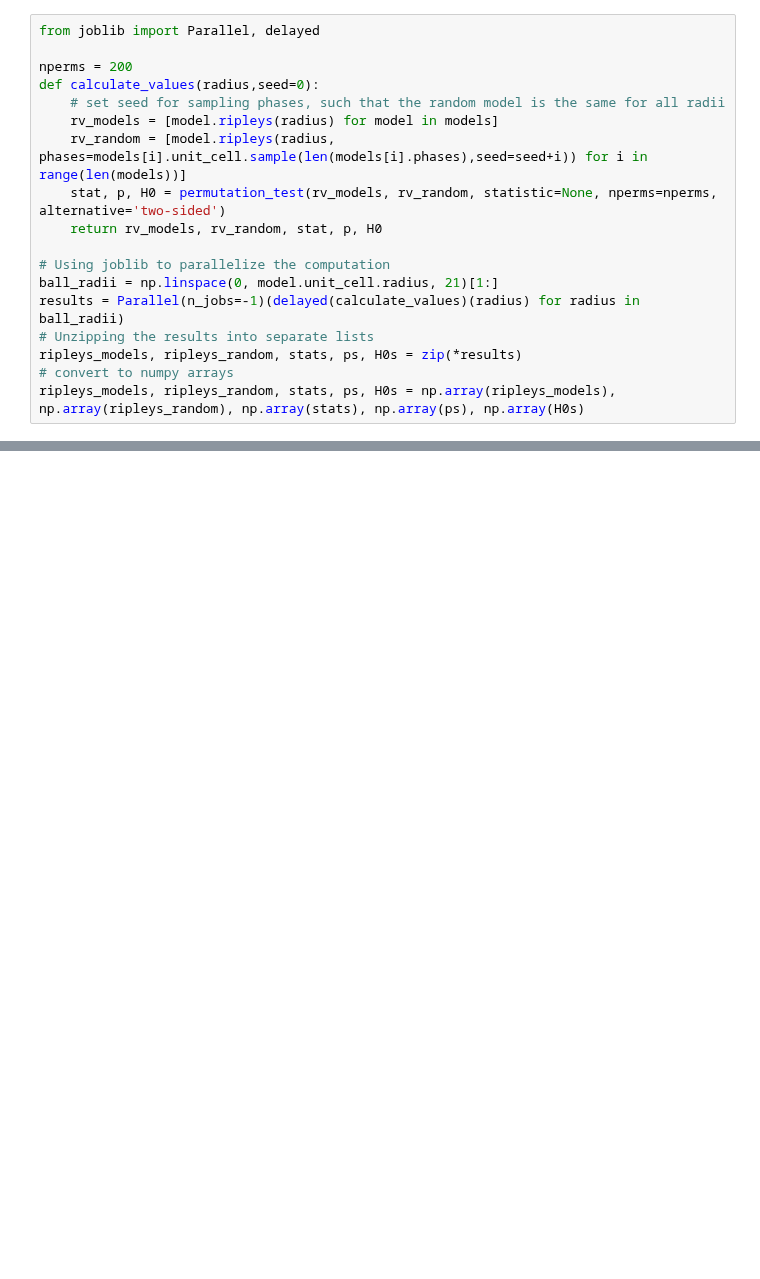
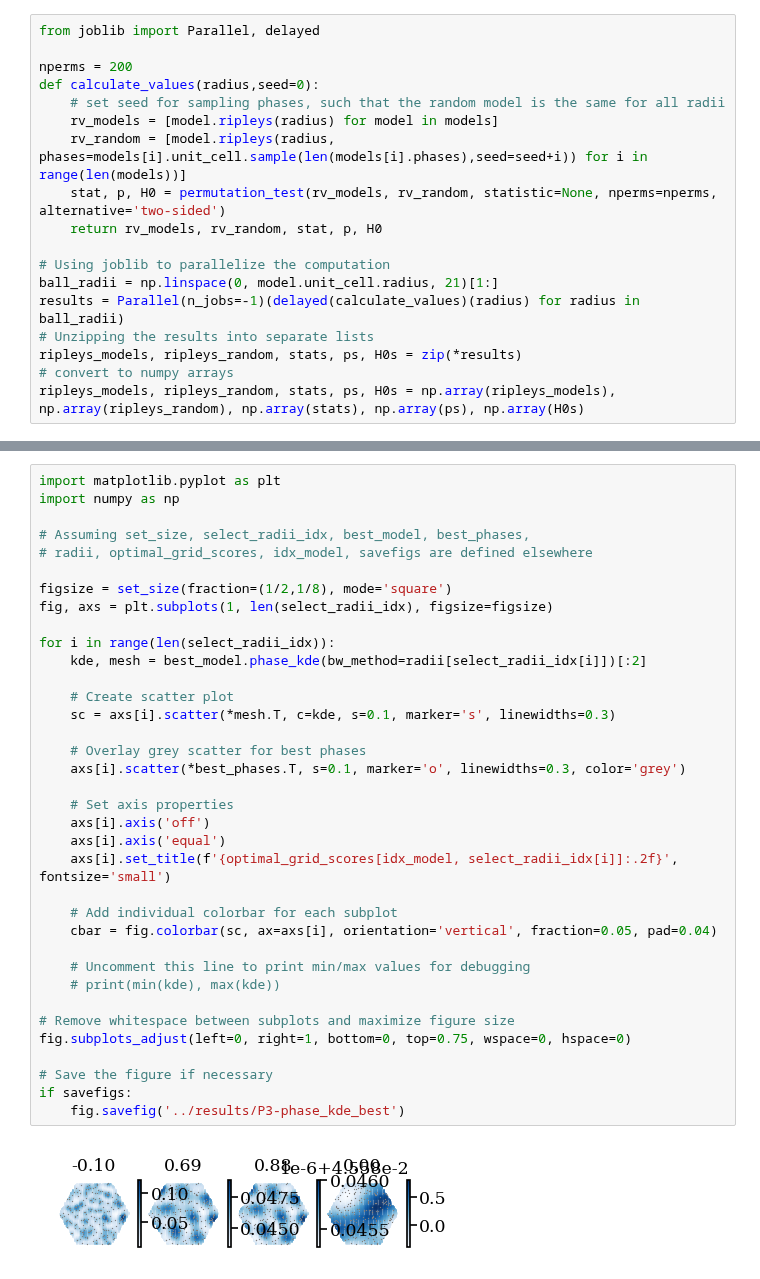
Before and after one commit to bioAI-Oslo/CI-grid-cells, a Jupyter notebook: figure-generating-notebooks/optimal-phase-distributions-lower.ipynb, the cells around one changed output, grey strips where cells are left out. Drawn from its saved outputs; the diff is of its cells as text; blank space fills up the shorter version.

```diff
--- a/figure-generating-notebooks/optimal-phase-distributions-lower.ipynb
+++ b/figure-generating-notebooks/optimal-phase-distributions-lower.ipynb
@@ -306,3 +283,41 @@ if savefigs:
+# %%
+import matplotlib.pyplot as plt
+import numpy as np
+
+# Assuming set_size, select_radii_idx, best_model, best_phases,
+# radii, optimal_grid_scores, idx_model, savefigs are defined elsewhere
+
+figsize = set_size(fraction=(1/2,1/8), mode='square')
+fig, axs = plt.subplots(1, len(select_radii_idx), figsize=figsize)
+
+for i in range(len(select_radii_idx)):
+    kde, mesh = best_model.phase_kde(bw_method=radii[select_radii_idx[i]])[:2]
+
+    # Create scatter plot
+    sc = axs[i].scatter(*mesh.T, c=kde, s=0.1, marker='s', linewidths=0.3)
+
+    # Overlay grey scatter for best phases
+    axs[i].scatter(*best_phases.T, s=0.1, marker='o', linewidths=0.3, color='grey')
+
+    # Set axis properties
+    axs[i].axis('off')
+    axs[i].axis('equal')
+    axs[i].set_title(f'{optimal_grid_scores[idx_model, select_radii_idx[i]]:.2f}', fontsize='small')
+
+    # Add individual colorbar for each subplot
+    cbar = fig.colorbar(sc, ax=axs[i], orientation='vertical', fraction=0.05, pad=0.04)
+
+    # Uncomment this line to print min/max values for debugging
+    # print(min(kde), max(kde))
+
+# Remove whitespace between subplots and maximize figure size
+fig.subplots_adjust(left=0, right=1, bottom=0, top=0.75, wspace=0, hspace=0)
+
+# Save the figure if necessary
+if savefigs:
+    fig.savefig('../results/P3-phase_kde_best')
+# %% [output]
+[figure, added]
 # %%
 # plot autocorrelograms for best model and selected radii
 figsize = set_size(fraction=(1/2,1/8),mode='square')
```
Also changed, not shown: parts of 23 cells of this notebook, 8 other files.
